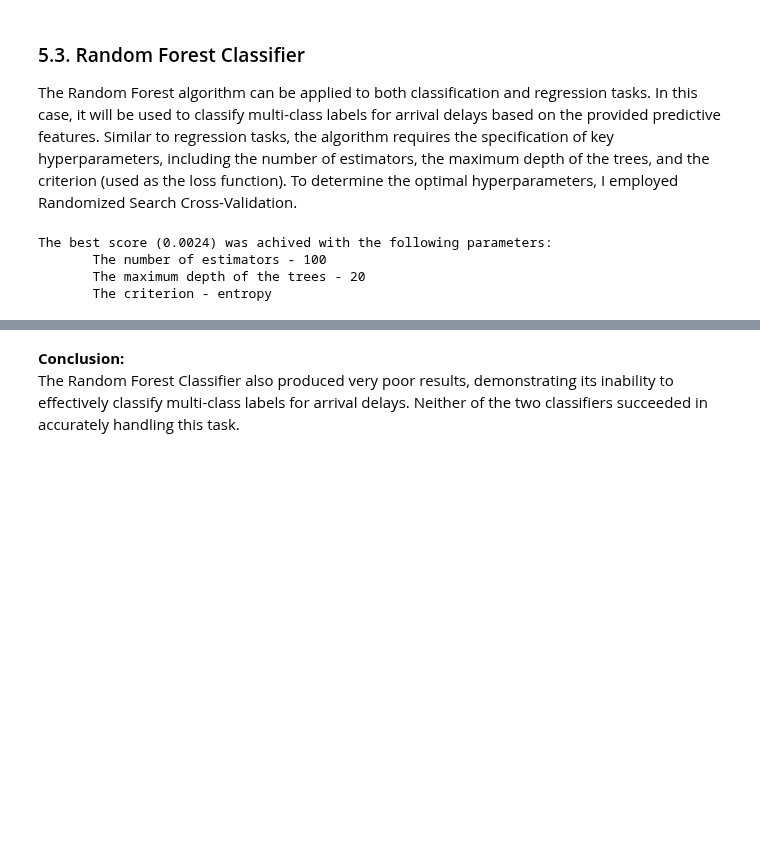
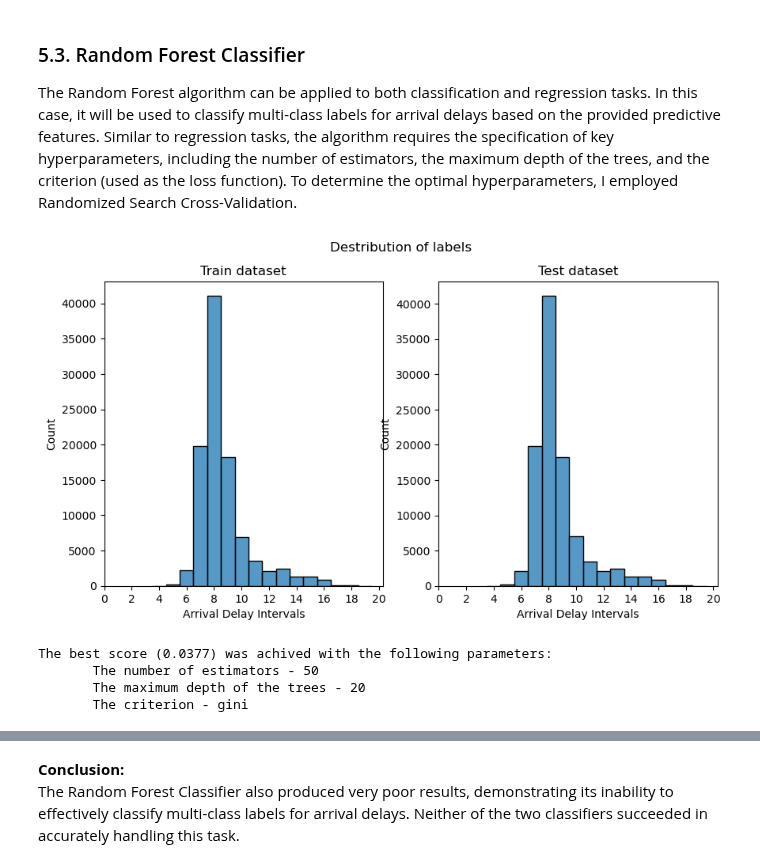
Before and after one commit to kholodov-a/Springboard_repo, a Jupyter notebook: CS2-flights-delay-REPO/notebooks/Modeling.ipynb, the cells around one changed output, grey strips where cells are left out. Saved outputs shown, nothing was run; the diff lists cells and outputs as text; code cells hidden in the pictures; blank space fills up the shorter version.

```diff
--- a/CS2-flights-delay-REPO/notebooks/Modeling.ipynb
+++ b/CS2-flights-delay-REPO/notebooks/Modeling.ipynb
@@ -365,11 +371,16 @@ The f1-macro score is exceptionally low, close to zero, indicating that the mode
 ### 5.3. Random Forest Classifier
 
 The Random Forest algorithm can be applied to both classification and regression tasks. In this case, it will be used to classify multi-class labels for arrival delays based on the provided predictive features. Similar to regression tasks, the algorithm requires the specification of key hyperparameters, including the number of estimators, the maximum depth of the trees, and the criterion (used as the loss function). To determine the optimal hyperparameters, I employed Randomized Search Cross-Validation.
+# %%
+# Getting the random samples for the training and testing data
+X_train_sample, y_train_sample = get_sample(df_features = X_train, df_labels = y_train, size= 100_000)
+X_test_sample, y_test_sample = get_sample(df_features = X_test, df_labels = y_test, size= 100_000)
+# %%
+# Ploting the distributions for the training and test target labels
+distributions_check(y_train_sample, y_test_sample)
+# %% [output]
+[figure, added]
 # %%
-# Getting the random samples for the training and testing data
-X_train_sample, y_train_sample = get_sample(size= 100_000)
-X_test_sample, y_test_sample = get_sample(df_features = X_test, df_labels = y_test, size= 100_000)
-
 # Defining the parameters distriburion for the Randomaized Search for the Random Forest Classifier
 param_distr_forest = {'n_estimators': [50, 100, 150],
                       'max_depth': [5, 10, 15, 20],
@@ -388,10 +399,10 @@ print('The best score ({:.4f}) was achived with the following parameters: \n \
                                  max_depth := rnd_cv.best_params_['max_depth'],
                                  criterion := rnd_cv.best_params_['criterion']))
 # %% [output]
-The best score (0.0024) was achived with the following parameters:
-       The number of estimators - 100
+The best score (0.0377) was achived with the following parameters:
+       The number of estimators - 50
        The maximum depth of the trees - 20
-       The criterion - entropy
+       The criterion - gini
 # %%
 # Evaluting the restults with the optimal parameters
 rfc_model = RandomForestClassifier(n_estimators = n_estimators,
```
Also changed, not shown: parts of 13 cells of this notebook.
